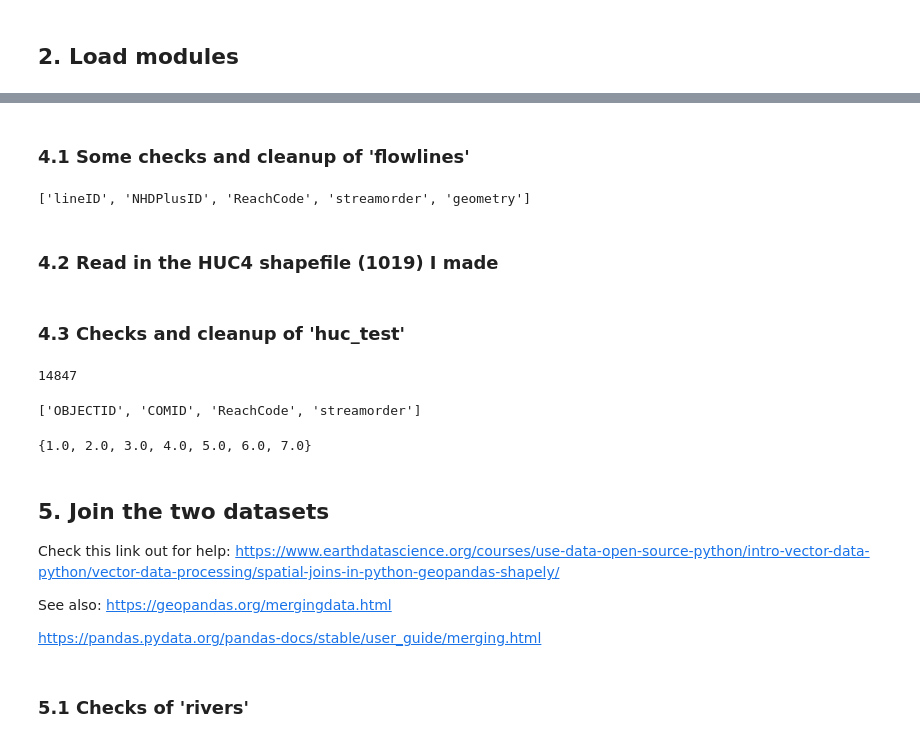
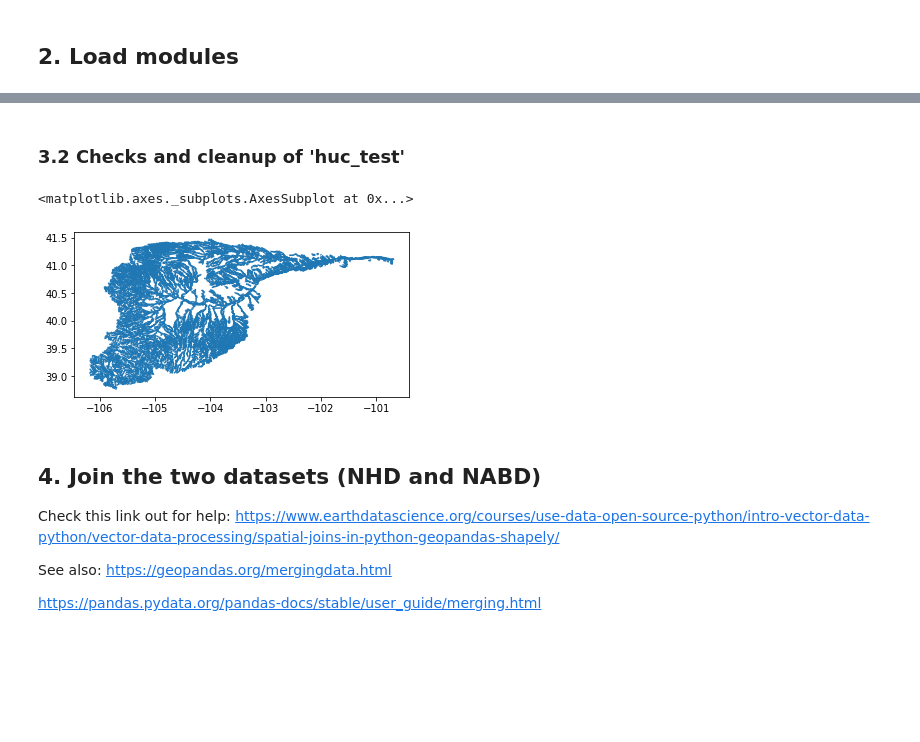
Before and after one commit to rspinti/River_bifurcation, a Jupyter notebook: Workflow_cleaned.ipynb, the cells around one changed output, grey strips where cells are left out. Drawn from its saved outputs; the diff is of its cells as text; code cells hidden in the pictures; blank space fills up the shorter version.

```diff
--- a/Workflow_cleaned.ipynb
+++ b/Workflow_cleaned.ipynb
@@ -117,49 +31,29 @@ Read 221,415 flowlines in  100 seconds
 # %% [markdown]
-### 4.1 Some checks and cleanup of 'flowlines'
+### 3.2 Checks and cleanup of 'huc_test'
-# %%
-# flowlines.head(3)
-# list(flowlines.columns)
-
-# cleaning up columns
-imp_cols = ["lineID", "NHDPlusID", "ReachCode", "streamorder", "geometry"]
-flowlines = flowlines[imp_cols]
-list(flowlines.columns)
-# len(flowlines.columns)
-# %% [output]
-['lineID', 'NHDPlusID', 'ReachCode', 'streamorder', 'geometry']
-# %% [markdown]
-### 4.2 Read in the HUC4 shapefile (1019) I made
-# %%
-huc_test = (gp.read_file('/Users/rachelspinti/Desktop/HUC_test/Test1029.shp')) # this is actually HUC 1019
-huc_test = huc_test.rename(columns={"REACHCODE": "ReachCode"})
-huc_test = huc_test.rename(columns={"StreamOrde": "streamorder"})
-huc_test.ReachCode = huc_test.ReachCode.astype("uint64")
-# print(huc_test)
-# list(huc_test.columns)
-# %% [markdown]
-### 4.3 Checks and cleanup of 'huc_test'
 # %%
-# checking huc_test
-# type(huc_test.ReachCode)
+# Checking huc_test
+# type(huc_test.streamorder)
 # huc_test.head(3)
 # list(huc_test.columns)
-print(len(huc_test))
-# cleaning up columns
-imp_cols2 = ['OBJECTID', 'COMID', 'ReachCode', 'streamorder']
+# print(len(huc_test))
+# set(huc_test.streamorder)
+# print(huc_test[huc_test.streamorder])
+
+
+# Cleanup columns
+imp_cols2 = ['OBJECTID', 'COMID', 'ReachCode', 'streamorder', 'geometry']
 huc_test = huc_test[imp_cols2]
-# huc_test.drop(huc_test.columns[[3, 4, 5, 6,7 ]], axis=1, inplace=True)
-list(huc_test.columns)
-# # len(huc_test.columns)
+# print(huc_test)
+
+# Plotting
+huc_test[huc_test.streamorder>0].plot()
+# huc_test[huc_test.COMID].plot()
+# line_test[line_test.streamorde>0].plot()
 # %% [output]
-14847
+<matplotlib.axes._subplots.AxesSubplot at 0x...>
-['OBJECTID', 'COMID', 'ReachCode', 'streamorder']
+[figure, added]
-# %%
-# len(flowlines)
-set(huc_test.streamorder)
-# %% [output]
-{1.0, 2.0, 3.0, 4.0, 5.0, 6.0, 7.0}
 # %% [markdown]
-## 5. Join the two datasets
+## 4. Join the two datasets (NHD and NABD)
 Check this link out for help: https://www.earthdatascience.org/courses/use-data-open-source-python/intro-vector-data-python/vector-data-processing/spatial-joins-in-python-geopandas-shapely/
 
 See also: https://geopandas.org/mergingdata.html
@@ -171,2 +61,0 @@ rivers = flowlines.merge(huc_test, how='outer', on='ReachCode')
-# %% [markdown]
-### 5.1 Checks of 'rivers'
```
Also changed, not shown: parts of 17 cells of this notebook, 2 other files.
